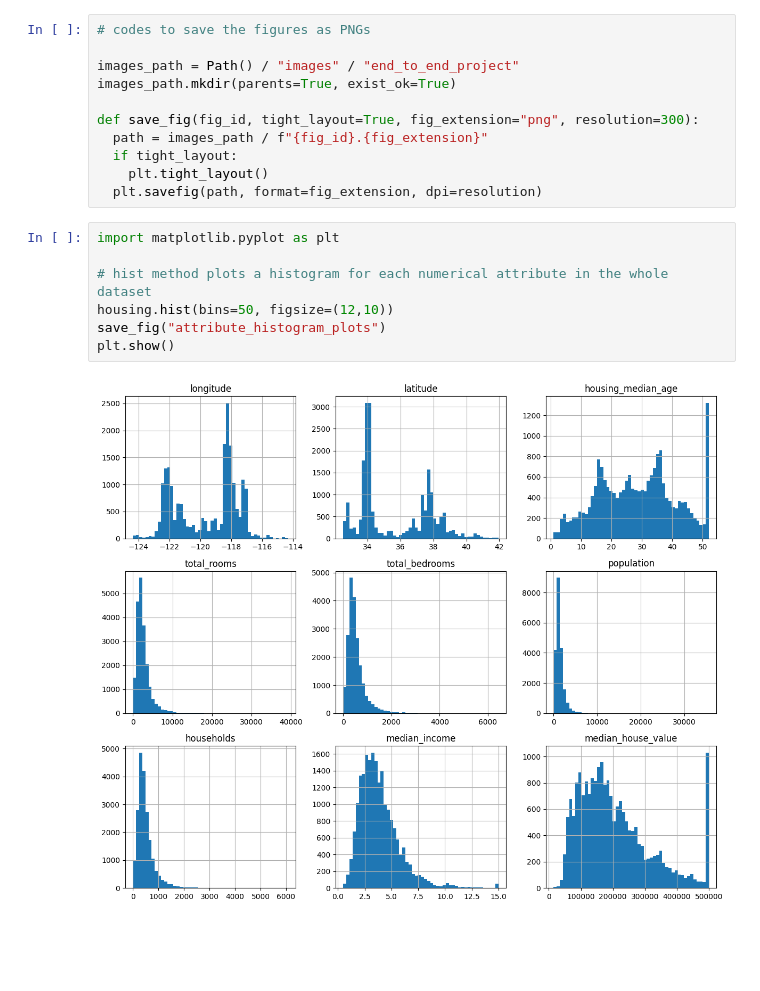
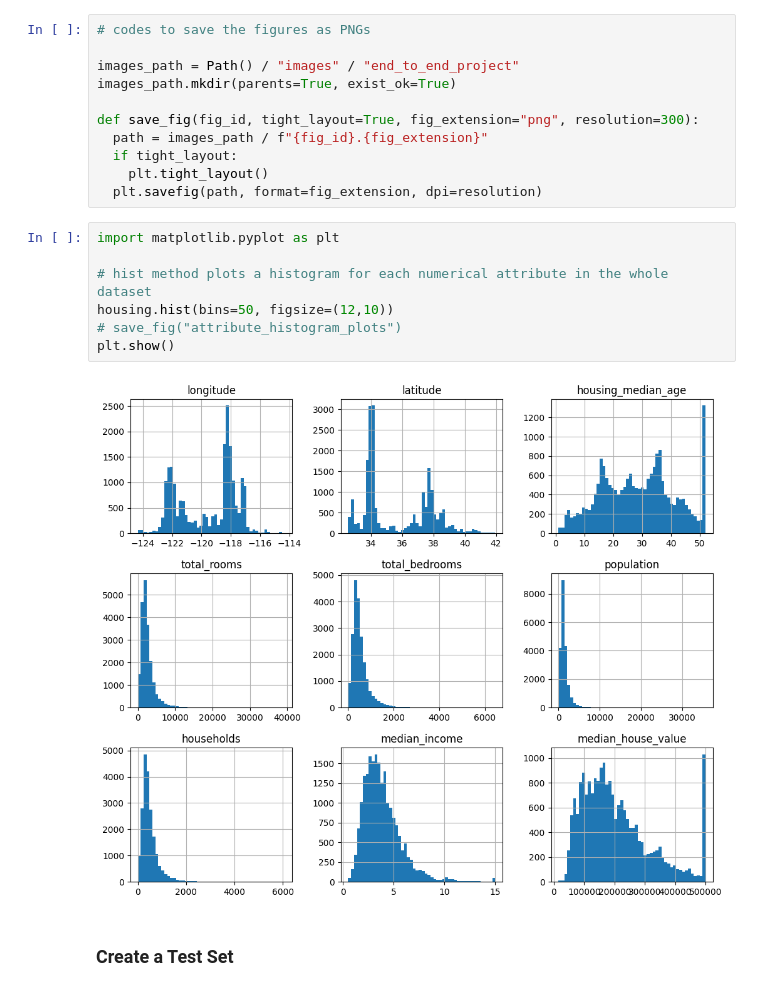
Before and after one commit to amannraawat/learning-ml-hands-on, a Jupyter notebook: 02_end_to_end_machine_learning_project.ipynb, the cells around one changed output. Cells and saved outputs as stored; diff of their text form; blank space fills up the shorter version.

```diff
--- a/02_end_to_end_machine_learning_project.ipynb
+++ b/02_end_to_end_machine_learning_project.ipynb
@@ -98,9 +98,11 @@ def save_fig(fig_id, tight_layout=True, fig_extension="png", resolution=300):
 # %%
 import matplotlib.pyplot as plt
 
 # hist method plots a histogram for each numerical attribute in the whole dataset
 housing.hist(bins=50, figsize=(12,10))
-save_fig("attribute_histogram_plots")
+# save_fig("attribute_histogram_plots")
 plt.show()
 # %% [output]
-[figure, old version]
+[figure, new version]
+# %% [markdown]
+### Create a Test Set
```
Also changed, not shown: parts of 6 cells of this notebook.
